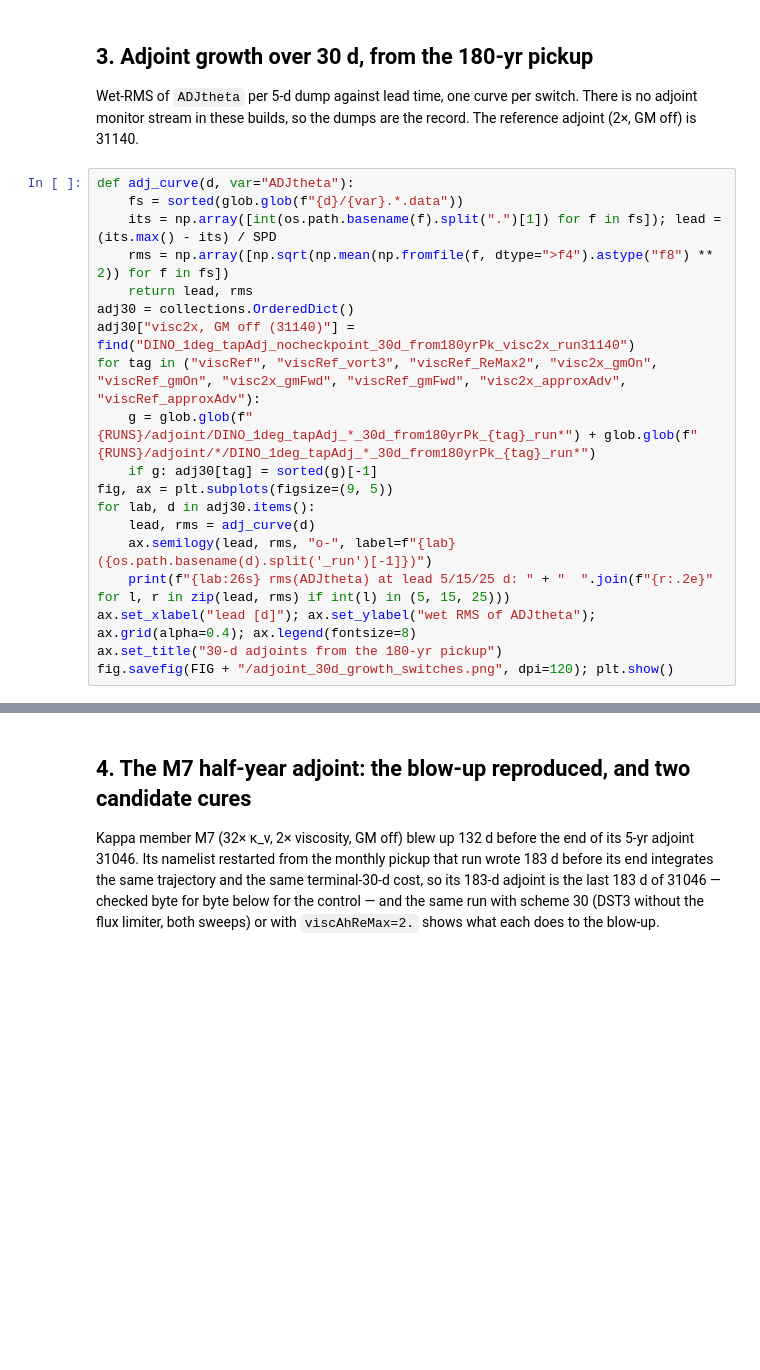
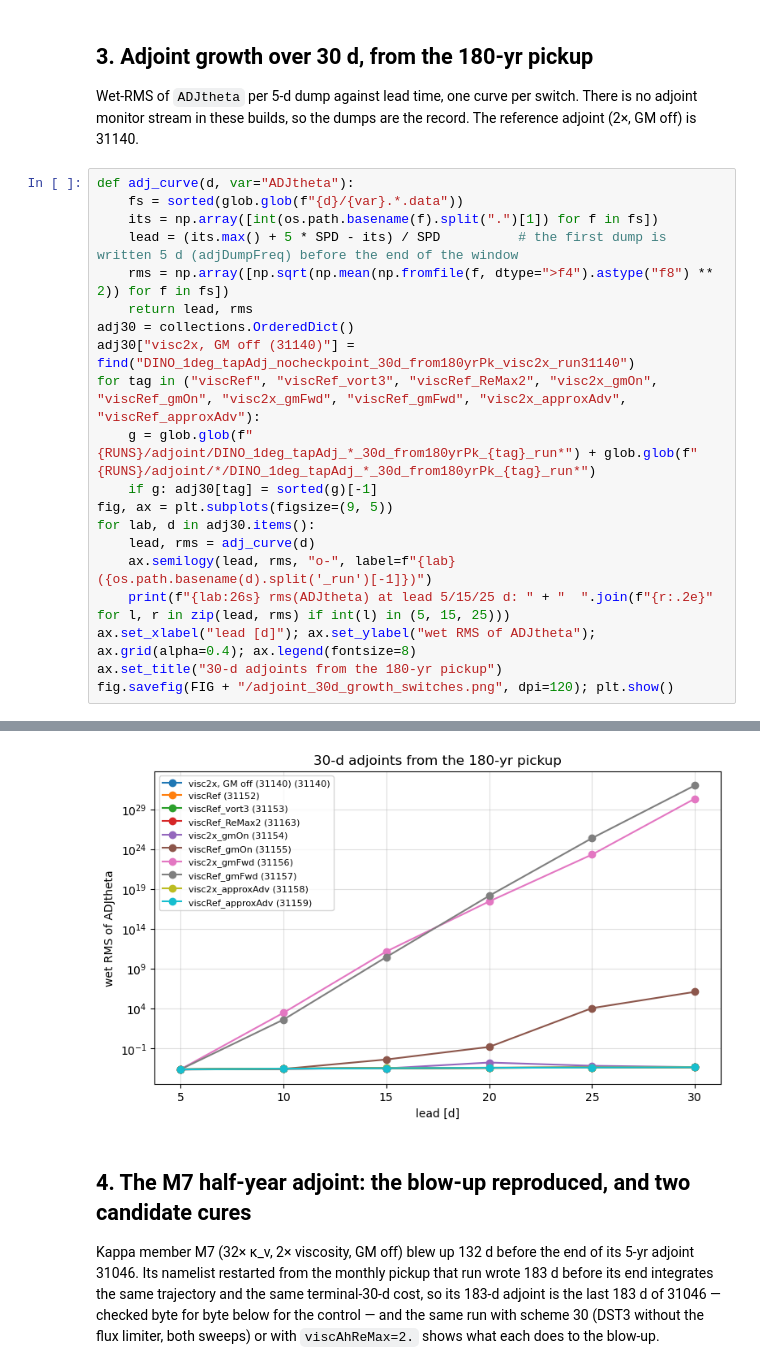
Before and after one commit to tsgonerog/impacts-mitgcm, a Jupyter notebook: analyses/DINO_1deg/stability_study_viscosity_restarts_from170yrPk.ipynb, the cells around one changed output, grey strips where cells are left out. Drawn from its saved outputs; the diff is of its cells as text; blank space fills up the shorter version.

```diff
--- a/analyses/DINO_1deg/stability_study_viscosity_restarts_from170yrPk.ipynb
+++ b/analyses/DINO_1deg/stability_study_viscosity_restarts_from170yrPk.ipynb
@@ -127,7 +148,8 @@ record. The reference adjoint (2×, GM off) is 31140.
 # %%
 def adj_curve(d, var="ADJtheta"):
     fs = sorted(glob.glob(f"{d}/{var}.*.data"))
-    its = np.array([int(os.path.basename(f).split(".")[1]) for f in fs]); lead = (its.max() - its) / SPD
+    its = np.array([int(os.path.basename(f).split(".")[1]) for f in fs])
+    lead = (its.max() + 5 * SPD - its) / SPD          # the first dump is written 5 d (adjDumpFreq) before the end of the window
     rms = np.array([np.sqrt(np.mean(np.fromfile(f, dtype=">f4").astype("f8") ** 2)) for f in fs])
     return lead, rms
 adj30 = collections.OrderedDict()
@@ -143,3 +165,4 @@ for lab, d in adj30.items():
 ax.set_xlabel("lead [d]"); ax.set_ylabel("wet RMS of ADJtheta"); ax.grid(alpha=0.4); ax.legend(fontsize=8)
 ax.set_title("30-d adjoints from the 180-yr pickup")
 fig.savefig(FIG + "/adjoint_30d_growth_switches.png", dpi=120); plt.show()
+# %% [output]
@@ -146,3 +179,4 @@ fig.savefig(FIG + "/adjoint_30d_growth_switches.png", dpi=120); plt.show()
+[figure, added]
 # %% [markdown]
 ## 4. The M7 half-year adjoint: the blow-up reproduced, and two candidate cures
 
```
Also changed, not shown: parts of 6 cells of this notebook, 6 other files.
